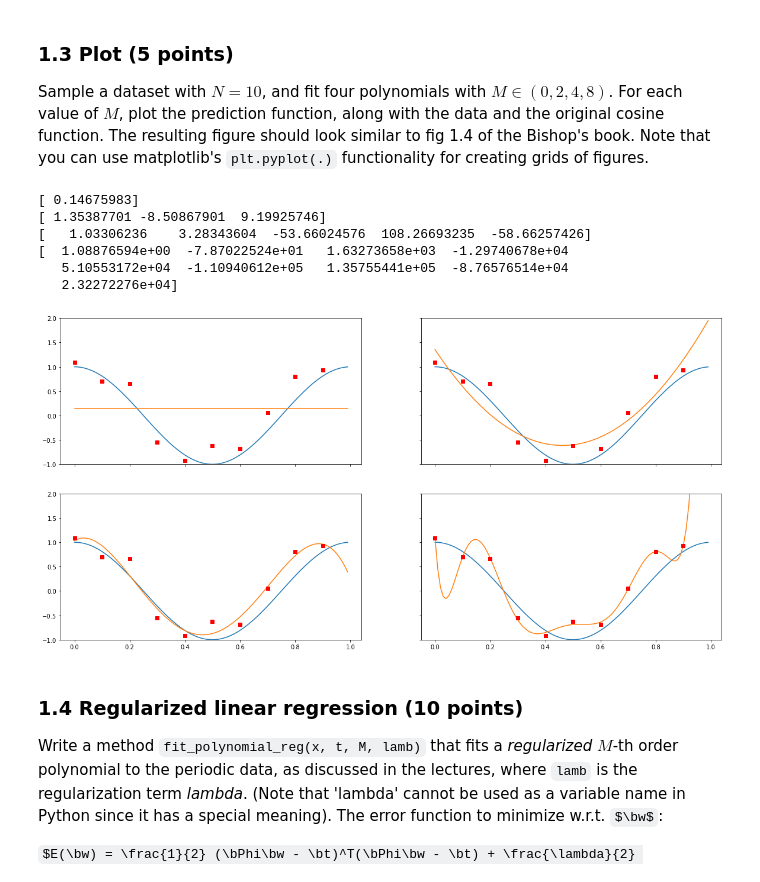
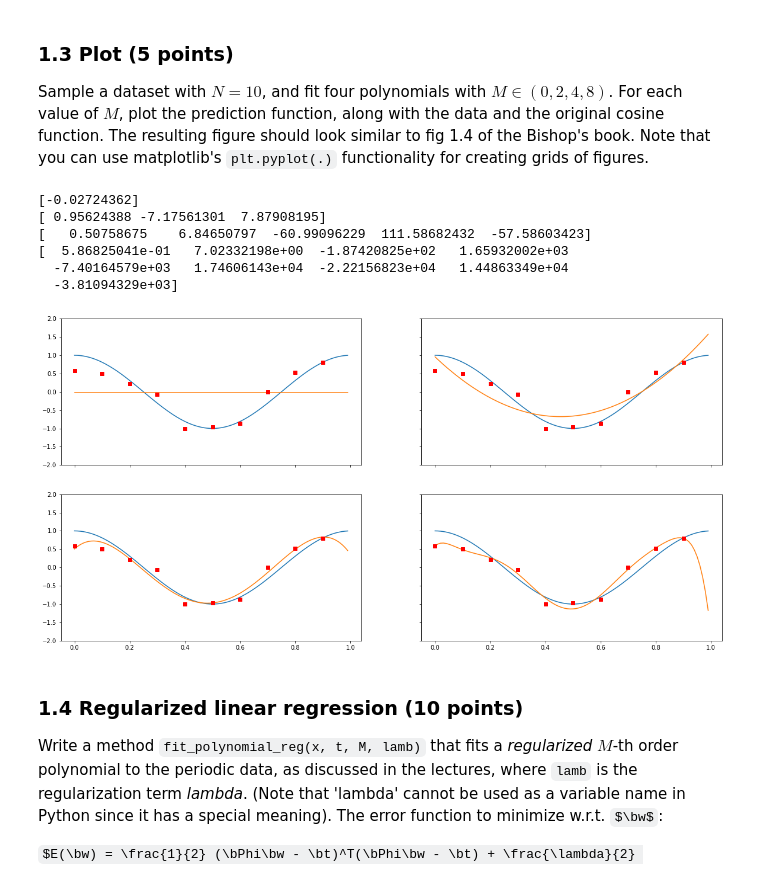
Before and after one commit to ArendvD/ML1, a Jupyter notebook: Lab1/lab1.ipynb, the cells around one changed output. Cells and saved outputs as stored; diff of their text form; code cells hidden in the pictures; some formulas as TeX source.

```diff
--- a/Lab1/lab1.ipynb
+++ b/Lab1/lab1.ipynb
@@ -119,46 +119,46 @@ import matplotlib.pyplot as plt
 
 f, (axs) = plt.subplots(2, 2, sharey=True, sharex=True)
 
-ar = arange (0.0, 1.0, 0.01)
-data = arange (0.0, 1.0, 1/N)
+ar = arange(0.0, 1.0, 0.01)
+data = arange(0.0, 1.0, 1/N)
 
-np.random.seed(5)
+#np.random.seed(5)
 N = 10
 
 x_data, t_data = gen_cosine(N)
 
 weights = [0,2,4,8]
 
 
 y_arr = []
 
 for pol in weights:
 
     w, phi = fit_polynomial(data,t_data,pol)
     y = 0
 
     for j in range(len(w)):
         y = y + w[j] * ar**j
     y_arr.append(y)
 
 
 
 k = 0
 for i in range(0,2):
     for j in range(0,2):
         axs[i,j].plot(ar, cos(2*np.pi*ar))
         axs[i,j].plot(ar, y_arr[k])
         axs[i,j].plot(data, t_data, 'rs')
-        axs[i,j].set_ylim([-1,2])
+        axs[i,j].set_ylim([-2,2])
         k += 1
 # %% [output]
-[ 0.14675983]
-[ 1.35387701 -8.50867901  9.19925746]
-[   1.03306236    3.28343604  -53.66024576  108.26693235  -58.66257426]
-[  1.08876594e+00  -7.87022524e+01   1.63273658e+03  -1.29740678e+04
-   5.10553172e+04  -1.10940612e+05   1.35755441e+05  -8.76576514e+04
-   2.32272276e+04]
+[-0.02724362]
+[ 0.95624388 -7.17561301  7.87908195]
+[   0.50758675    6.84650797  -60.99096229  111.58682432  -57.58603423]
+[  5.86825041e-01   7.02332198e+00  -1.87420825e+02   1.65932002e+03
+  -7.40164579e+03   1.74606143e+04  -2.22156823e+04   1.44863349e+04
+  -3.81094329e+03]
-[figure, old version]
+[figure, new version]
 # %% [markdown]
 ### 1.4 Regularized linear regression (10 points)
 
```
Also changed, not shown: parts of 2 cells of this notebook.
